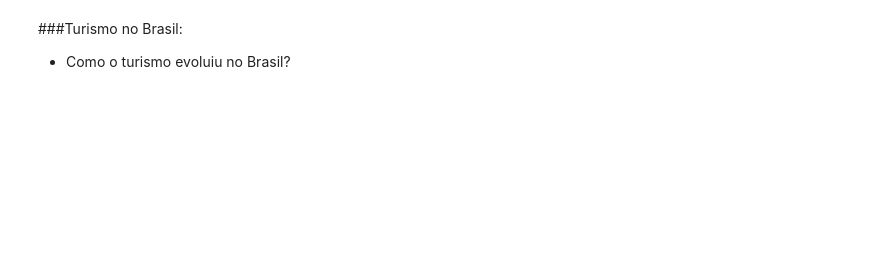
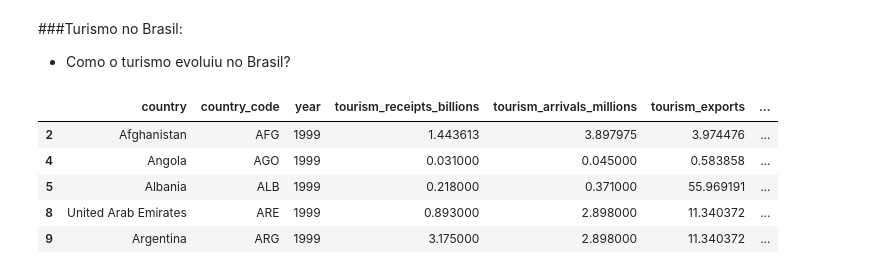
Before and after one commit to Gabs72P/Analise-da-economia-do-turismo-mundial, a Jupyter notebook: Projeto_Turismo.ipynb, the cells around one changed output. Saved outputs shown, nothing was run; the diff lists cells and outputs as text; code cells hidden in the pictures; blank space fills up the shorter version.

```diff
--- a/Projeto_Turismo.ipynb
+++ b/Projeto_Turismo.ipynb
@@ -644,3 +651,12 @@ plt.show()
 # %% [markdown]
 ###Turismo no Brasil:
 *   Como o turismo evoluiu no Brasil?
+# %%
+tourism_table.head()
+# %% [output]
+|  | country | country_code | year | tourism_receipts_billions | tourism_arrivals_millions | tourism_exports | ... |
+| 2 | Afghanistan | AFG | 1999 | 1.443613 | 3.897975 | 3.974476 | ... |
+| 4 | Angola | AGO | 1999 | 0.031000 | 0.045000 | 0.583858 | ... |
+| 5 | Albania | ALB | 1999 | 0.218000 | 0.371000 | 55.969191 | ... |
+| 8 | United Arab Emirates | ARE | 1999 | 0.893000 | 2.898000 | 11.340372 | ... |
+| 9 | Argentina | ARG | 1999 | 3.175000 | 2.898000 | 11.340372 | ... |
```
Also changed, not shown: parts of 14 cells of this notebook.
